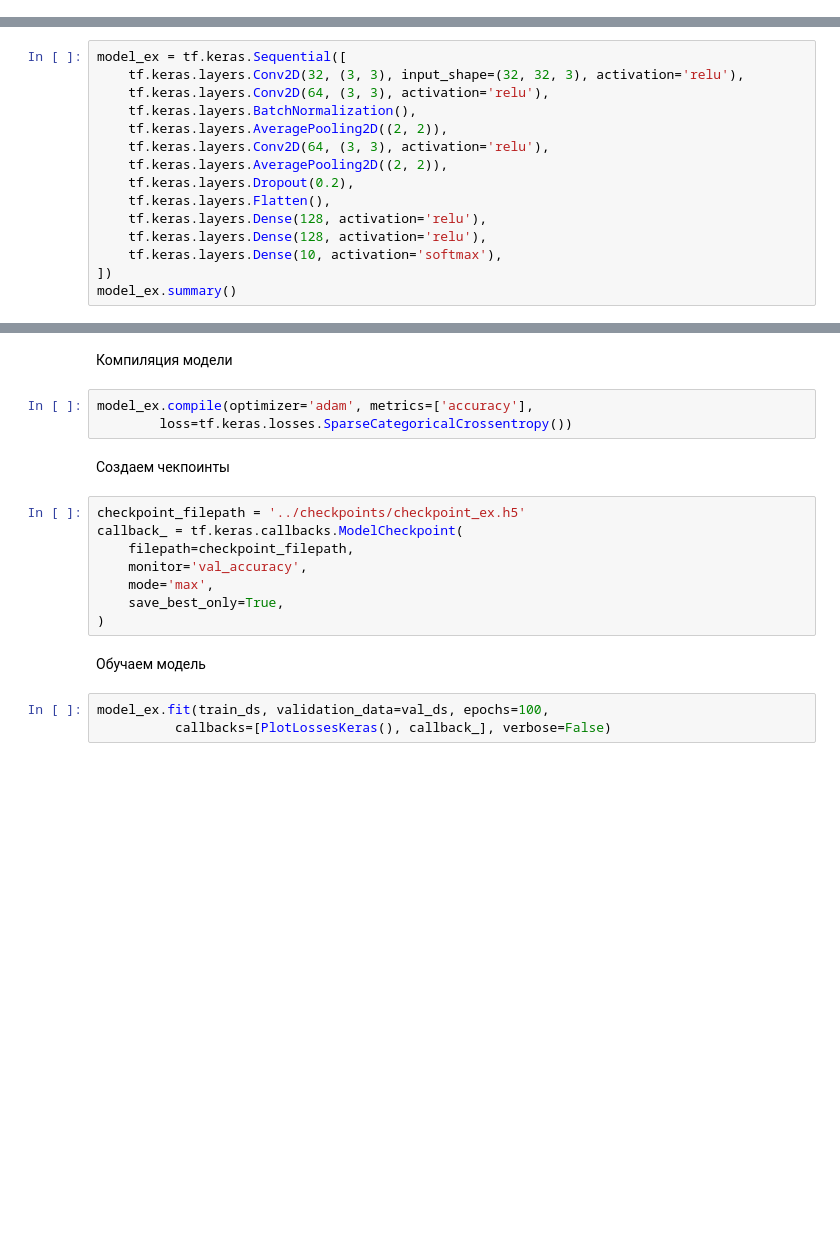
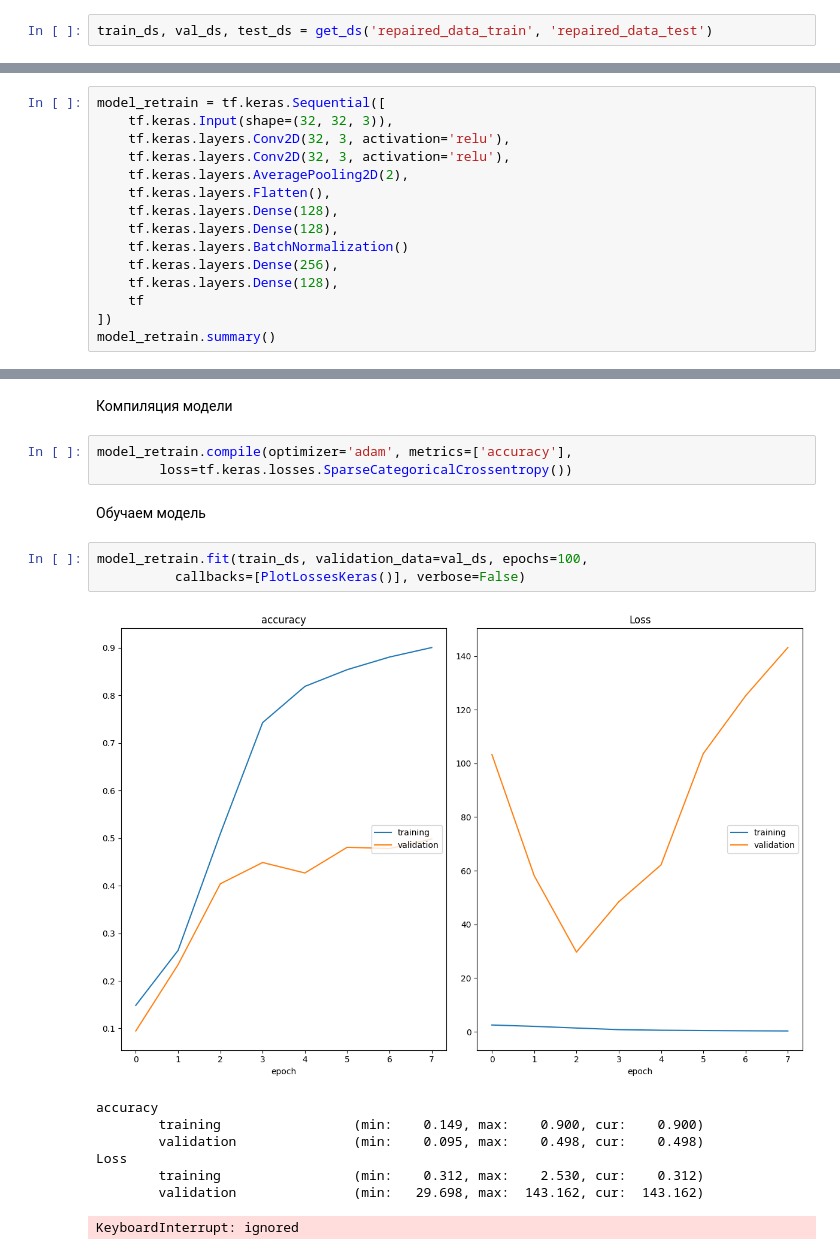
Before and after one commit to GrishaTS/YaMlProject, a Jupyter notebook: models/models/retrained_model.ipynb, the cells around one changed output, grey strips where cells are left out. Saved outputs shown, nothing was run; the diff lists cells and outputs as text; blank space fills up the shorter version.

```diff
--- a/models/models/retrained_model.ipynb
+++ b/models/models/retrained_model.ipynb
@@ -25,2 +49,4 @@ fatal: pathspec 'retrained_model.ipynb' did not match any files
+# %%
+train_ds, val_ds, test_ds = get_ds('repaired_data_train', 'repaired_data_test')
 # %% [markdown]
 Пишем модель
@@ -27,15 +80,15 @@ fatal: pathspec 'retrained_model.ipynb' did not match any files
 # %%
-model_ex = tf.keras.Sequential([
-    tf.keras.layers.Conv2D(32, (3, 3), input_shape=(32, 32, 3), activation='relu'),
-    tf.keras.layers.Conv2D(64, (3, 3), activation='relu'),
-    tf.keras.layers.BatchNormalization(),
-    tf.keras.layers.AveragePooling2D((2, 2)),
-    tf.keras.layers.Conv2D(64, (3, 3), activation='relu'),
-    tf.keras.layers.AveragePooling2D((2, 2)),
-    tf.keras.layers.Dropout(0.2),
+model_retrain = tf.keras.Sequential([
+    tf.keras.Input(shape=(32, 32, 3)),
+    tf.keras.layers.Conv2D(32, 3, activation='relu'),
+    tf.keras.layers.Conv2D(32, 3, activation='relu'),
+    tf.keras.layers.AveragePooling2D(2),
     tf.keras.layers.Flatten(),
-    tf.keras.layers.Dense(128, activation='relu'),
-    tf.keras.layers.Dense(128, activation='relu'),
-    tf.keras.layers.Dense(10, activation='softmax'),
+    tf.keras.layers.Dense(128),
+    tf.keras.layers.Dense(128),
+    tf.keras.layers.BatchNormalization()
+    tf.keras.layers.Dense(256),
+    tf.keras.layers.Dense(128),
+    tf
 ])
-model_ex.summary()
+model_retrain.summary()
@@ -42,20 +105,19 @@ model_ex.summary()
 # %% [markdown]
 Компиляция модели
 # %%
-model_ex.compile(optimizer='adam', metrics=['accuracy'],
+model_retrain.compile(optimizer='adam', metrics=['accuracy'],
         loss=tf.keras.losses.SparseCategoricalCrossentropy())
-# %% [markdown]
-Создаем чекпоинты
-# %%
-checkpoint_filepath = '../checkpoints/checkpoint_ex.h5'
-callback_ = tf.keras.callbacks.ModelCheckpoint(
-    filepath=checkpoint_filepath,
-    monitor='val_accuracy',
-    mode='max',
-    save_best_only=True,
-)
 # %% [markdown]
 Обучаем модель
 # %%
-model_ex.fit(train_ds, validation_data=val_ds, epochs=100,
-          callbacks=[PlotLossesKeras(), callback_], verbose=False)
+model_retrain.fit(train_ds, validation_data=val_ds, epochs=100,
+          callbacks=[PlotLossesKeras()], verbose=False)
+# %% [output]
+[figure, added]
+accuracy
+        training                 (min:    0.149, max:    0.900, cur:    0.900)
+        validation               (min:    0.095, max:    0.498, cur:    0.498)
+Loss
+        training                 (min:    0.312, max:    2.530, cur:    0.312)
+        validation               (min:   29.698, max:  143.162, cur:  143.162)
+KeyboardInterrupt: ignored
```
Also changed, not shown: parts of 10 cells of this notebook, 1 other file.
